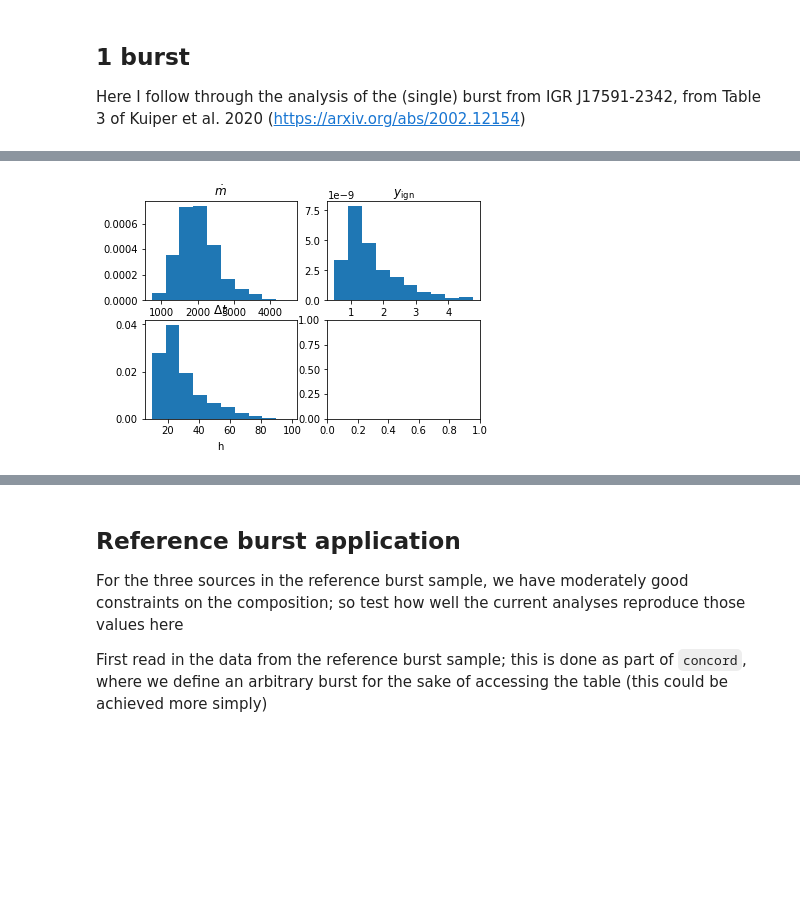
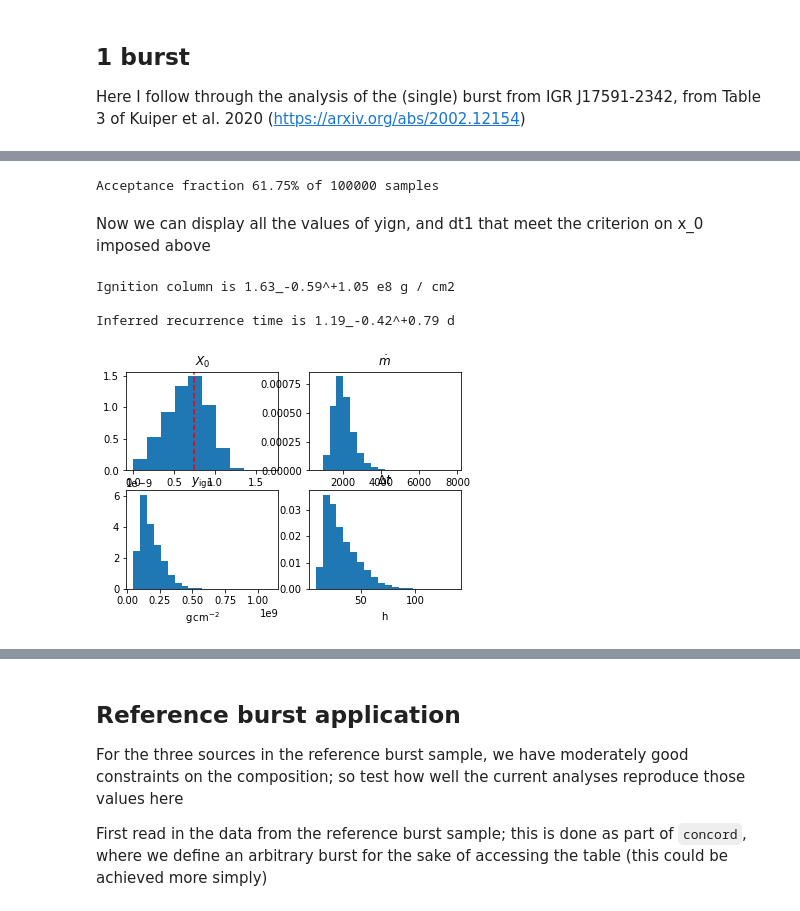
Before and after one commit to outs1der/concord, a Jupyter notebook: Inferring burster properties.ipynb, the cells around one changed output, grey strips where cells are left out. Drawn from its saved outputs; the diff is of its cells as text; code cells hidden in the pictures; blank space fills up the shorter version.

```diff
--- a/Inferring burster properties.ipynb
+++ b/Inferring burster properties.ipynb
@@ -187,7 +269,7 @@ Distance limits including inclination constraint 7.70 kpc_-0.64 kpc^+0.83 kpc kp
 # Estimate the accretion rate
 
 print (F_pers)
-m2 = cd.mdot((F_pers,F_pers_err)*flux_unit,dist2['dist'],inclination=dist2['i'],fulldist=True,nsamp=2000)
+m2 = cd.mdot((F_pers,F_pers_err),dist2['dist'],inclination=dist2['i'],fulldist=True)#,nsamp=2000)
 
 mdot = np.percentile(m2['mdot'].distribution,(50,16,84))
 print ('''
@@ -197,5 +279,5 @@ Accretion rate implied from persistent flux, with xi_p = {:.2f} (average) is {:.
     mdot[0].value,(mdot[1]-mdot[0]).value,mdot[2]-mdot[0], #m2['mdot'].unit,
     (mdot[0]/mdot_Edd).value,((mdot[1]-mdot[0])/mdot_Edd).value,(mdot[2]-mdot[0])/mdot_Edd))
 
-len(m2['mdot'].distribution)
+# len(m2['mdot'].distribution)
 # %% [output]
@@ -250,0 +291,19 @@ Inferred recurrence time is 1.21 +/- 0.58 d
+# %%
+import astropy.uncertainty as unc
+
+# The size of the distribution has to be consistent with the distance array
+nsamp = cd.len_dist(dist2['dist'])
+# print (nsamp)
+
+Xbar = unc.uniform(lower=0.0*u.dimensionless_unscaled, upper=0.7*u.dimensionless_unscaled,
+                  n_samples=nsamp)
+
+# Calculate the ignition column
+
+y2 = cd.yign((E_b, E_b_err), dist2['dist'], inclination=dist2['i'],
+             Xbar=Xbar, fulldist=True)
+
+# Now the recurrence time
+
+dt1 = y2['yign']/m2['mdot']*cd.OPZ
+# print (type(dt1))
@@ -251,13 +312,55 @@ Inferred recurrence time is 1.21 +/- 0.58 d
+# %%
+# The combination of Xbar and recurrence time constrain X_0 and Z_CNO.
+# For each pair, we calculate the values here
+
+Z_CNO = np.random.random(nsamp)*0.02
+
+x_0 = np.zeros(nsamp)
+for i in range(nsamp):
+    # print (i,Xbar.distribution[i],Z_CNO[i],dt1.distribution[i].to('hr'))
+    x_0[i] = cd.X_0(Xbar.distribution[i],Z_CNO[i],dt1.distribution[i].to('hr'))
+
+# We restrict to physical values i.e. x_0 < 0.75
+
+g = np.where(x_0 < 0.75)[0]
+
+print ('Acceptance fraction {:.2f}% of {} samples'.format(100*len(g)/len(x_0), len(x_0)))
+# %% [output]
+Acceptance fraction 61.75% of 100000 samples
+# %% [markdown]
+Now we can display all the values of yign, and dt1 that meet the criterion on x_0 imposed above
+# %%
+# display results for the realistic subset of the distributions
+
+yign = np.percentile(y2['yign'].distribution[g]/1e8,(50,16,84))
+print('''
+Ignition column is {:.2f}_{:.2f}^{:+.2f} e8 {}'''.format(
+    yign[0].value,(yign[1]-yign[0]).value,(yign[2]-yign[0]).value,y2['yign'].unit))
+
+dtc = np.percentile(dt1.distribution[g].to('d').value, (50,16,84))
+print('''
+Inferred recurrence time is {:.2f}_{:.2f}^{:+.2f} d'''.format(
+    dtc[0], dtc[1]-dtc[0], dtc[2]-dtc[0]))
+# %% [output]
+Ignition column is 1.63_-0.59^+1.05 e8 g / cm2
+
+Inferred recurrence time is 1.19_-0.42^+0.79 d
 # %%
+# Ugly but informative plot
+
 fig3, axs3 = plt.subplots(2, 2)
 with quantity_support():
-    axs3[0, 0].hist(m2['mdot'].distribution, density=True)
-    axs3[0, 0].set_title('$\dot{m}$')
+    axs3[0,0].hist(x_0, density=True)
+    axs3[0,0].set_title('$X_0$')
+    axs3[0, 0].axvline(0.75,color='r',linestyle='--')
 
-    axs3[0, 1].hist(y2['yign'].distribution, density=True)
-    axs3[0, 1].set_title('$y_\mathrm{ign}$')
+    axs3[0, 1].hist(m2['mdot'].distribution[g], bins=20, density=True)
+    axs3[0, 1].set_title('$\dot{m}$')
 
-    axs3[1, 0].hist(dt1.distribution.to('hr'), density=True)
-    axs3[1, 0].set_title('$\Delta t$')
+    axs3[1, 0].hist(y2['yign'].distribution[g], bins=20, density=True)
+    axs3[1, 0].set_title('$y_\mathrm{ign}$')
+
+    axs3[1, 1].hist(dt1.distribution[g].to('hr'), bins=20, density=True)
+    axs3[1, 1].set_title('$\Delta t$')
 # %% [output]
-[figure, old version]
+[figure, new version]
```
Also changed, not shown: parts of 17 cells of this notebook, 3 other files.
